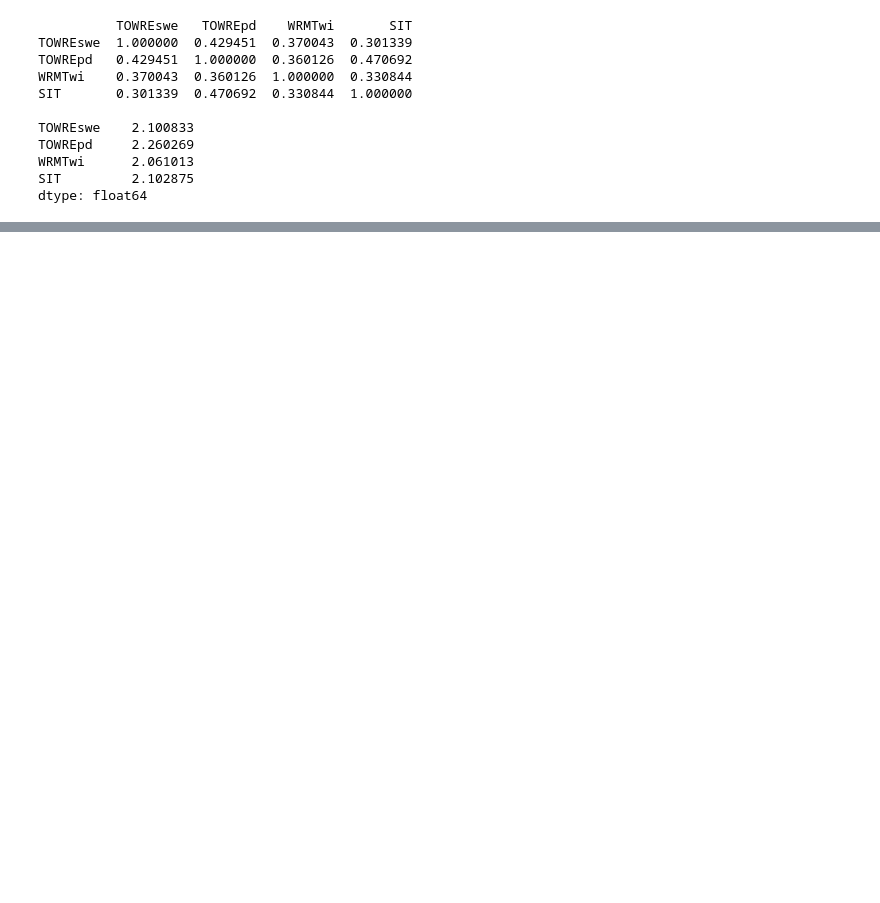
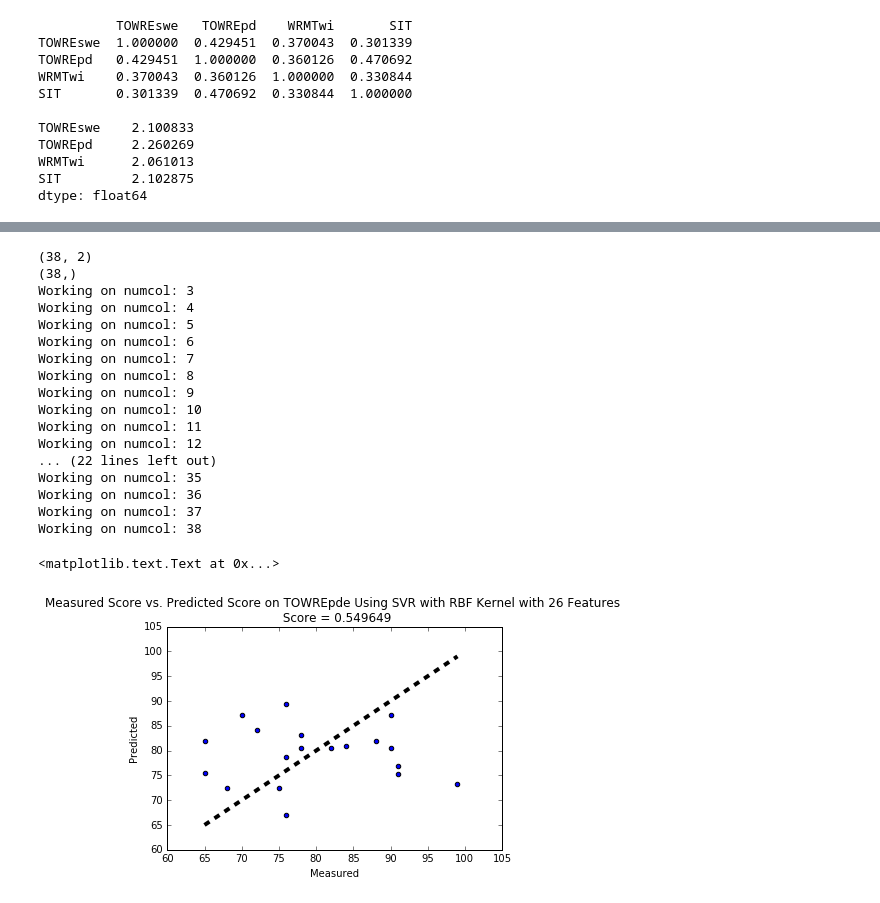
Before and after one commit to vickiew/START, a Jupyter notebook: STARTstudy.ipynb, the cells around one changed output, grey strips where cells are left out. Saved outputs shown, nothing was run; the diff lists cells and outputs as text; code cells hidden in the pictures; blank space fills up the shorter version.

```diff
--- a/STARTstudy.ipynb
+++ b/STARTstudy.ipynb
@@ -216,0 +291,51 @@ print(X)
+# %%
+print(M.shape)
+print(Bnorm[:,i].shape)
+for numcol in range(postpred.n_features_+1,39):
+    print("Working on numcol: %d" %numcol)
+    i = 0
+    for rank in postpred.ranking_:
+        if(rank == numcol - postpred.n_features_+1):
+            np.concatenate((M,Bnorm[:,i].reshape(38,1)),axis=1)
+        i+=1
+    M = scaler.fit_transform(M)
+    M_train, M_test, y_train, y_test = train_test_split(M, y, test_size=0.5)
+    param_grid = {'C': [10, 50, 1e2, 5e2, 1e3, 5e3, 1e4, 5e4, 1e5],
+                  'gamma': [0.0001, 0.0005, 0.001, 0.005, 0.01, 0.1], }
+    clf = GridSearchCV(SVR(kernel='linear'),param_grid)
+    clf = clf.fit(M_train, np.ravel(y_train))
+    #print("Best estimator found by grid search:")
+    #print(clf.best_estimator_)
+    y_pred = clf.predict(M_test)
+    score = clf.score(M_test,np.ravel(y_test))
+    if(score > currbestscore):
+        y_currbestpred = y_pred
+        currbestscore = score
+        currbestnum = numcol
+
+fig, ax = plt.subplots()
+ax.scatter(y_test, y_currbestpred)
+ax.plot([y_test.min(), y_test.max()], [y_test.min(), y_test.max()], 'k--', lw=4)
+ax.set_xlabel('Measured')
+ax.set_ylabel('Predicted')
+ax.set_title('Measured Score vs. Predicted Score on TOWREpde Using SVR with RBF Kernel with %d Features \n Score = %f' % (currbestnum, currbestscore))
+# %% [output]
+(38, 2)
+(38,)
+Working on numcol: 3
+Working on numcol: 4
+Working on numcol: 5
+Working on numcol: 6
+Working on numcol: 7
+Working on numcol: 8
+Working on numcol: 9
+Working on numcol: 10
+Working on numcol: 11
+Working on numcol: 12
+... (22 lines left out)
+Working on numcol: 35
+Working on numcol: 36
+Working on numcol: 37
+Working on numcol: 38
+<matplotlib.text.Text at 0x...>
+[figure, added]
```
Also changed, not shown: parts of 14 cells of this notebook.
